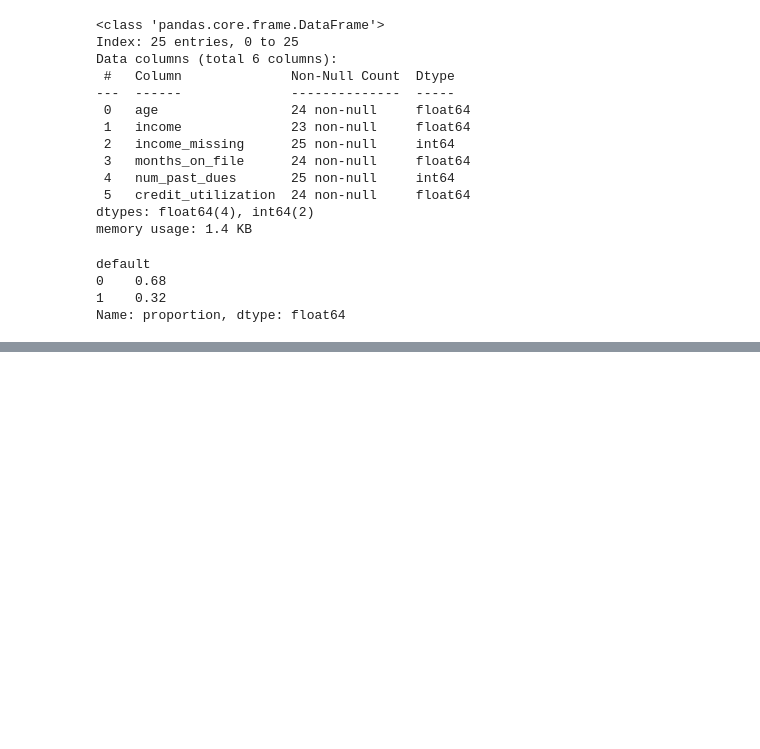
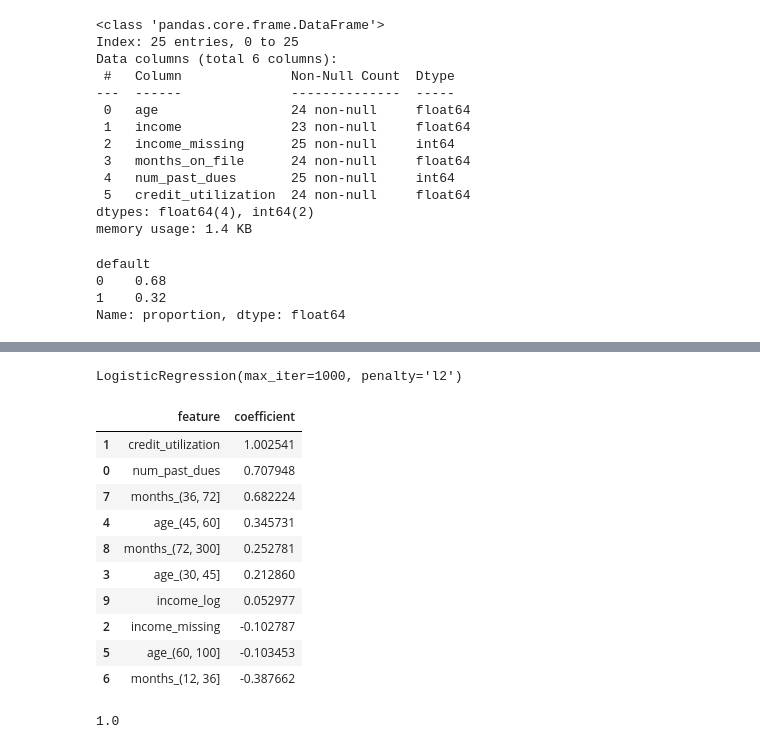
Before and after one commit to sanjivsingh7906-debug/credit-risk-scoring, a Jupyter notebook: notebooks/EDA.ipynb, the cells around one changed output, grey strips where cells are left out. Cells and saved outputs as stored; diff of their text form; code cells hidden in the pictures; blank space fills up the shorter version.

```diff
--- a/notebooks/EDA.ipynb
+++ b/notebooks/EDA.ipynb
@@ -440,0 +649,63 @@ Name: proportion, dtype: float64
+# %%
+from sklearn.model_selection import train_test_split
+
+X2_train, X2_test, y2_train, y2_test = train_test_split(
+    X_fe, y,
+    test_size=0.3,
+    random_state=42,
+    stratify=y
+)
+# %%
+from sklearn.impute import SimpleImputer
+
+imputer = SimpleImputer(strategy="median")
+
+X2_train_imp = imputer.fit_transform(X2_train)
+X2_test_imp = imputer.transform(X2_test)
+# %%
+from sklearn.preprocessing import StandardScaler
+
+scaler = StandardScaler()
+
+X2_train_scaled = scaler.fit_transform(X2_train_imp)
+X2_test_scaled = scaler.transform(X2_test_imp)
+# %%
+from sklearn.linear_model import LogisticRegression
+
+log_reg2 = LogisticRegression(
+    penalty="l2",
+    solver="lbfgs",
+    max_iter=1000
+)
+
+log_reg2.fit(X2_train_scaled, y2_train)
+# %% [output]
+LogisticRegression(max_iter=1000, penalty='l2')
+# %%
+import pandas as pd
+
+coef_df2 = pd.DataFrame({
+    "feature": X_fe.columns,
+    "coefficient": log_reg2.coef_[0]
+}).sort_values(by="coefficient", ascending=False)
+
+coef_df2
+# %% [output]
+|  | feature | coefficient |
+| 1 | credit_utilization | 1.002541 |
+| 0 | num_past_dues | 0.707948 |
+| 7 | months_(36, 72] | 0.682224 |
+| 4 | age_(45, 60] | 0.345731 |
+| 8 | months_(72, 300] | 0.252781 |
+| 3 | age_(30, 45] | 0.212860 |
+| 9 | income_log | 0.052977 |
+| 2 | income_missing | -0.102787 |
+| 5 | age_(60, 100] | -0.103453 |
+| 6 | months_(12, 36] | -0.387662 |
+# %%
+from sklearn.metrics import roc_auc_score
+
+y2_pred_proba = log_reg2.predict_proba(X2_test_scaled)[:, 1]
+roc_auc_score(y2_test, y2_pred_proba)
+# %% [output]
+1.0
```
Also changed, not shown: parts of 29 cells of this notebook.
